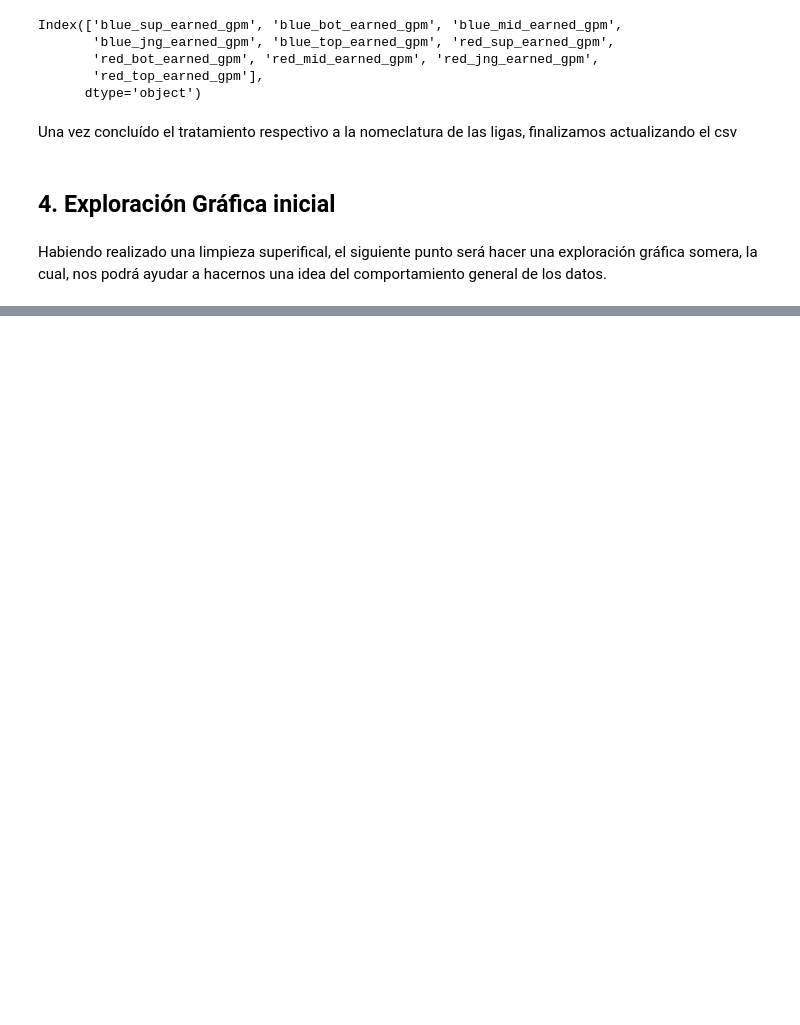
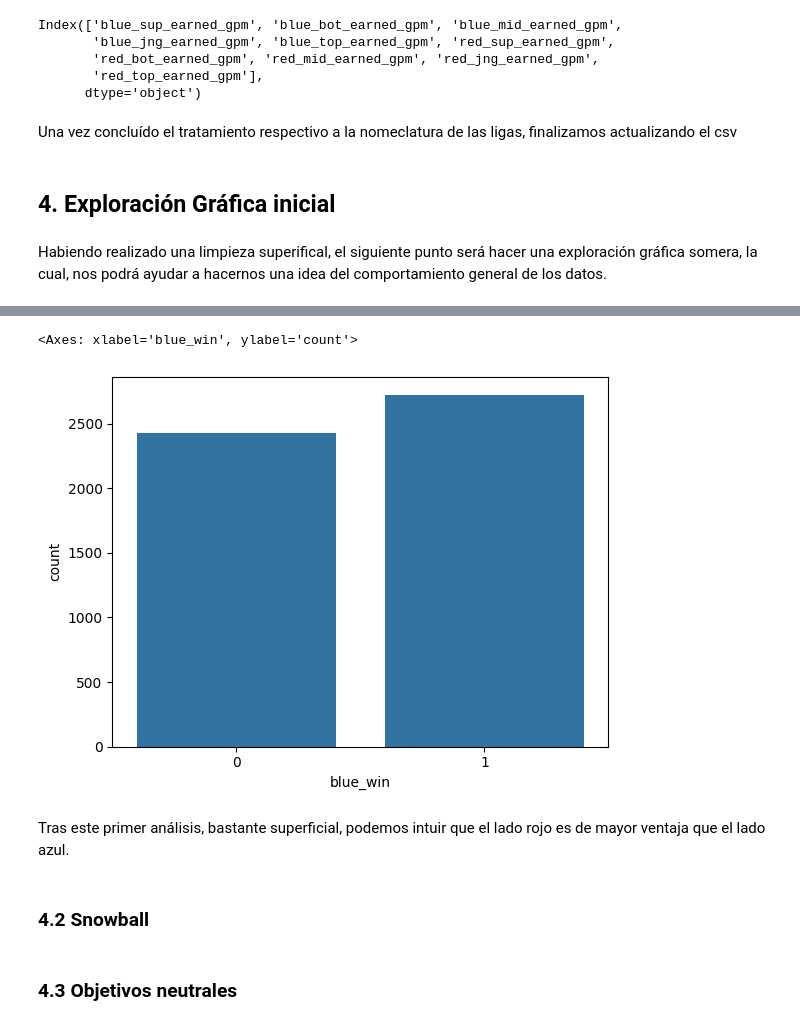
Before and after one commit to CamiloAPB/EDA_DS, a Jupyter notebook: Src/Notebooks/Exploracion_inicial.ipynb, the cells around one changed output, grey strips where cells are left out. Drawn from its saved outputs; the diff is of its cells as text; code cells hidden in the pictures; blank space fills up the shorter version.

```diff
--- a/Src/Notebooks/Exploracion_inicial.ipynb
+++ b/Src/Notebooks/Exploracion_inicial.ipynb
@@ -492,0 +504,3 @@ df_graf = pd.read_csv("C:\\Users\\camil\\OneDrive\\Documentos\\GitHub\\GITHUb\\E
+# %%
+blue_wins = df_graf[["blue_result", "red_result"]]
+blue_wins
@@ -492,0 +521,3 @@ df_graf = pd.read_csv("C:\\Users\\camil\\OneDrive\\Documentos\\GitHub\\GITHUb\\E
+# %%
+blue_wins = blue_wins.rename(columns={"blue_result": "blue_win", "red_result": "red_win"}, errors="raise")
+blue_wins
@@ -492,0 +538,11 @@ df_graf = pd.read_csv("C:\\Users\\camil\\OneDrive\\Documentos\\GitHub\\GITHUb\\E
+# %%
+sns.countplot(blue_wins, x = "blue_win")
+# %% [output]
+<Axes: xlabel='blue_win', ylabel='count'>
+[figure, added]
+# %% [markdown]
+Tras este primer análisis, bastante superficial, podemos intuir que el lado rojo es de mayor ventaja que el lado azul.
+# %% [markdown]
+### 4.2 Snowball
+# %% [markdown]
+### 4.3 Objetivos neutrales
```
Also changed, not shown: parts of 8 cells of this notebook.
